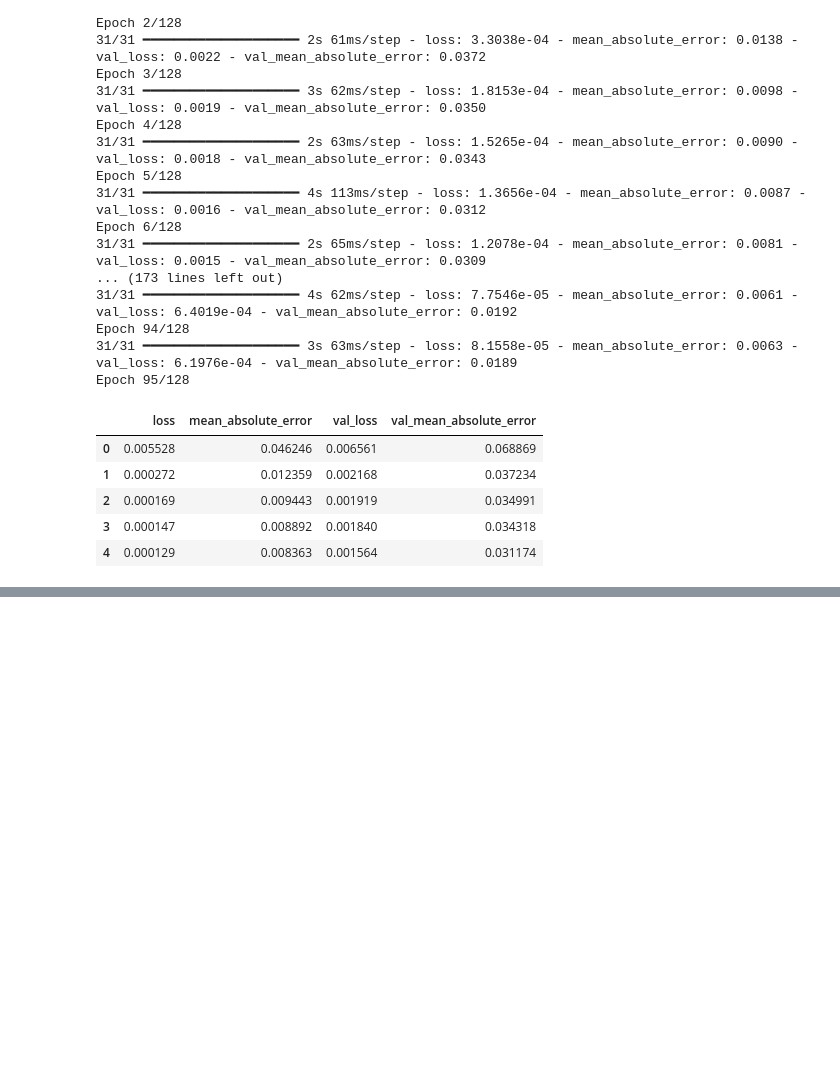
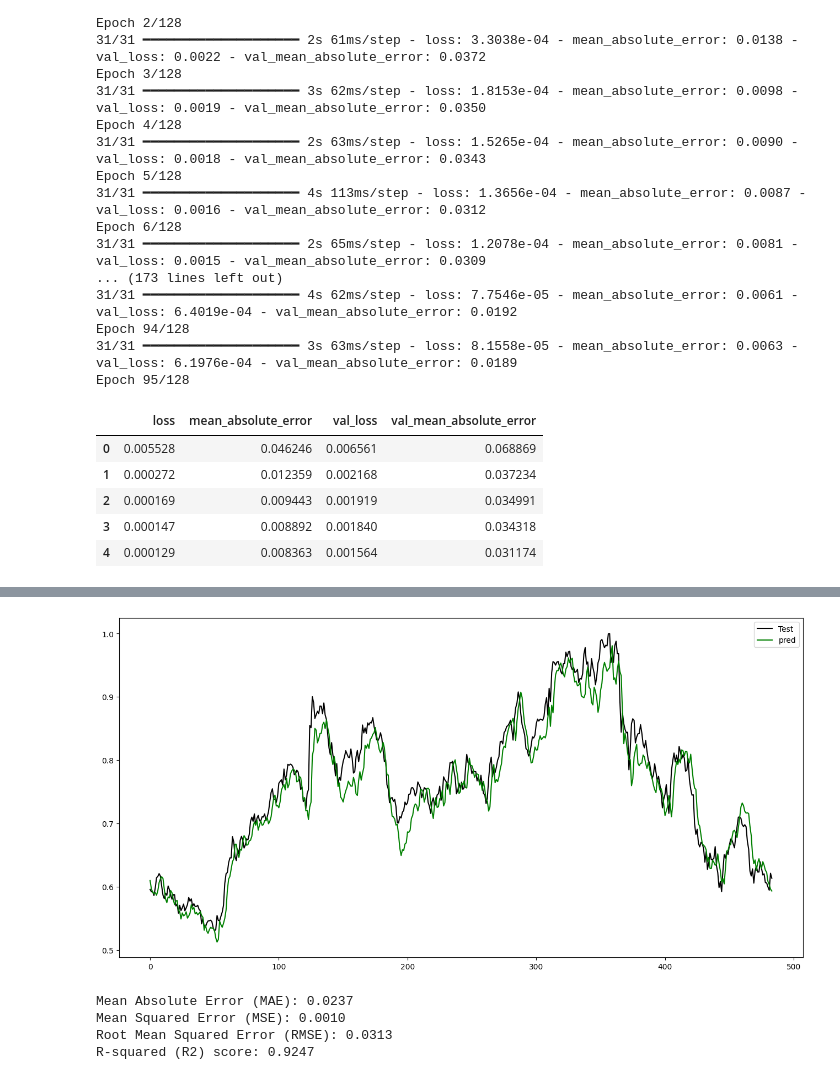
Before and after one commit to bilnazir/stockmarketprediction, a Jupyter notebook: fyp_LSTM_sony.ipynb, the cells around one changed output, grey strips where cells are left out. Drawn from its saved outputs; the diff is of its cells as text; code cells hidden in the pictures; blank space fills up the shorter version.

Commit message:
This model works better with Sony stock as with Netflix stock as well.

```diff
--- a/fyp_LSTM_sony.ipynb
+++ b/fyp_LSTM_sony.ipynb
@@ -220,0 +229,4 @@ hist.head()
+# %%
+y_pred = model.predict(X_test)
+for i in range(10):
+    print(y_pred[i], y_test[i])
@@ -220,0 +245,33 @@ hist.head()
+# %%
+plt.figure(figsize=(16,8))
+plt.plot(y_test, color = 'black', label = 'Test')
+plt.plot(y_pred, color = 'green', label = 'pred')
+plt.legend()
+plt.show()
+# %% [output]
+[figure, added]
+# %%
+from sklearn.metrics import mean_squared_error, mean_absolute_error, r2_score
+
+# Calculate Mean Absolute Error (MAE)
+mae = mean_absolute_error(y_test, y_pred)
+
+# Calculate Mean Squared Error (MSE)
+mse = mean_squared_error(y_test, y_pred)
+
+# Calculate Root Mean Squared Error (RMSE)
+rmse = np.sqrt(mse)
+
+# Calculate R-squared (R2) score
+r2 = r2_score(y_test, y_pred)
+
+# Print the evaluation metrics
+print(f"Mean Absolute Error (MAE): {mae:.4f}")
+print(f"Mean Squared Error (MSE): {mse:.4f}")
+print(f"Root Mean Squared Error (RMSE): {rmse:.4f}")
+print(f"R-squared (R2) score: {r2:.4f}")
+# %% [output]
+Mean Absolute Error (MAE): 0.0237
+Mean Squared Error (MSE): 0.0010
+Root Mean Squared Error (RMSE): 0.0313
+R-squared (R2) score: 0.9247
```
Also changed, not shown: parts of 4 cells of this notebook.
